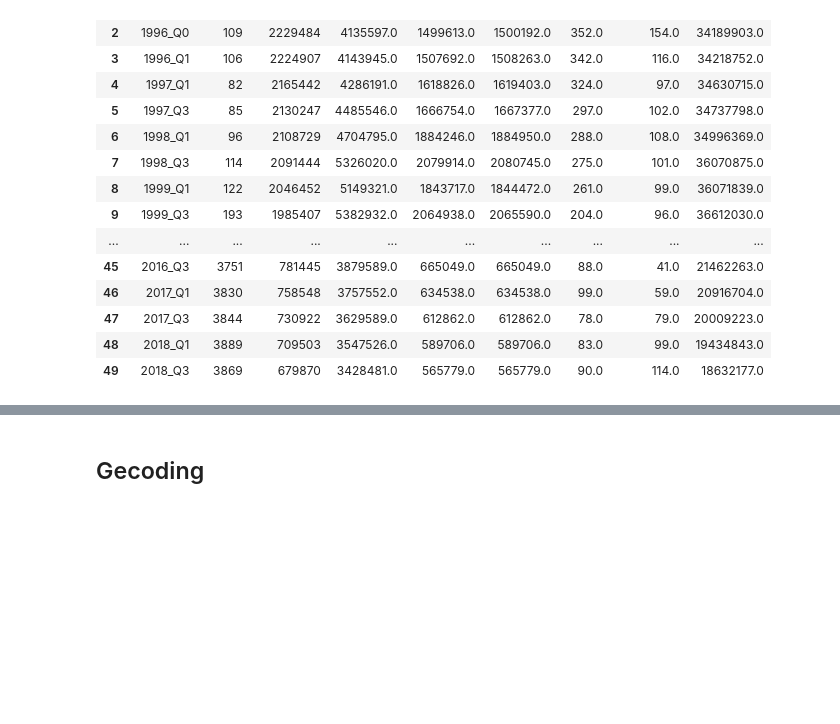
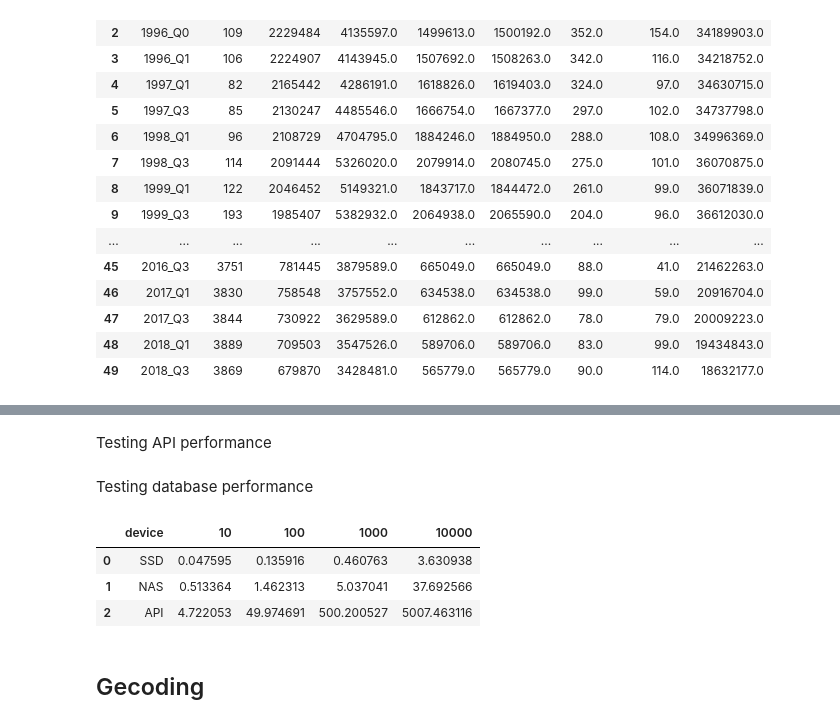
Before and after one commit to mayo-s/phonebookdiver, a Jupyter notebook: jupyter/phonebookdiver_notebook.ipynb, the cells around one changed output, grey strips where cells are left out. Saved outputs shown, nothing was run; the diff lists cells and outputs as text; code cells hidden in the pictures; blank space fills up the shorter version.

Commit message:
Add geocoding performance test section

```diff
--- a/jupyter/phonebookdiver_notebook.ipynb
+++ b/jupyter/phonebookdiver_notebook.ipynb
@@ -742,0 +760,6 @@ total_count.plot(figsize=(20, 8))
+# %%
+def db_geocode(zip, city):
+    query = {'zip': zip, 'city': city}
+    if zip is None: query = {'city': city}
+    if city is None: query = {'zip': zip}
+    return db['geodata'].find_one(query, {'coordinates': 1})
@@ -742,0 +774,4 @@ total_count.plot(figsize=(20, 8))
+# %%
+stats =  {}
+# %% [markdown]
+Testing API performance
@@ -742,0 +787,2 @@ total_count.plot(figsize=(20, 8))
+# %% [markdown]
+Testing database performance
@@ -743,3 +798,11 @@ total_count.plot(figsize=(20, 8))
+# %%
+stats_df = pd.read_csv(r'./stats/geocoding_performance.csv')
+stats_df
+# %% [output]
+|  | device | 10 | 100 | 1000 | 10000 |
+| 0 | SSD | 0.047595 | 0.135916 | 0.460763 | 3.630938 |
+| 1 | NAS | 0.513364 | 1.462313 | 5.037041 | 37.692566 |
+| 2 | API | 4.722053 | 49.974691 | 500.200527 | 5007.463116 |
 # %% [markdown]
 ## Gecoding
 # %%
```
Also changed, not shown: parts of 21 cells of this notebook, 1 other file.
